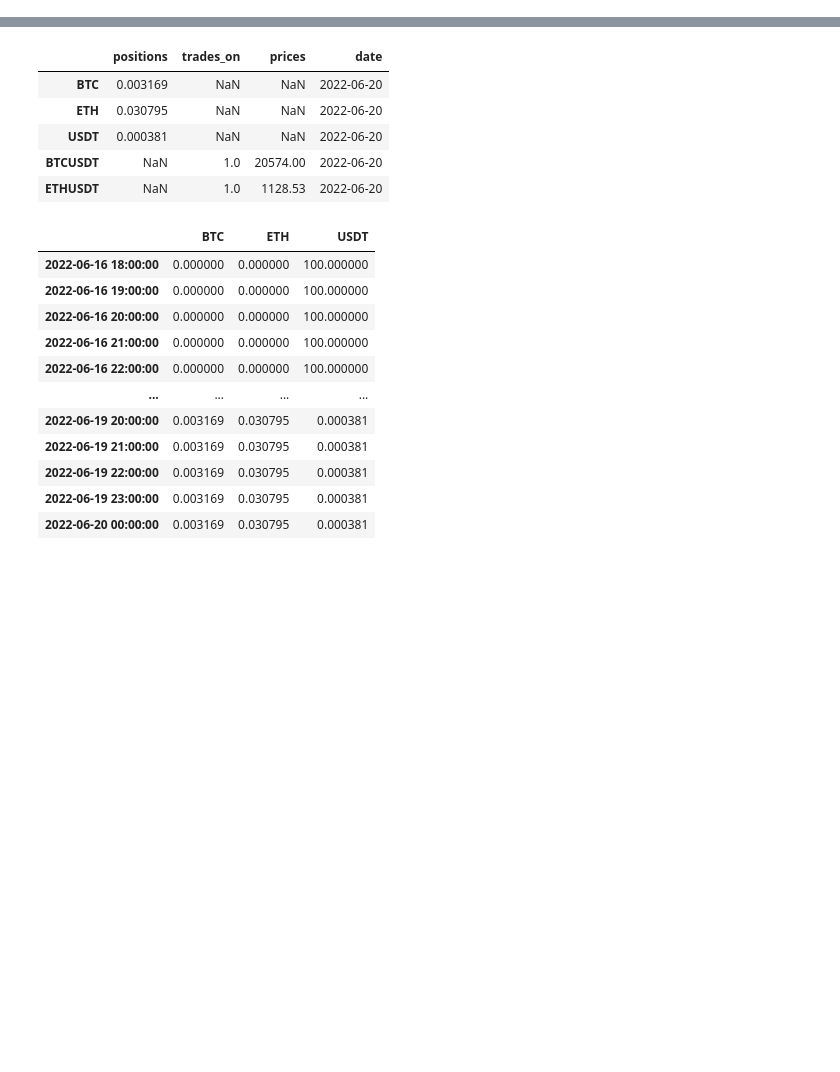
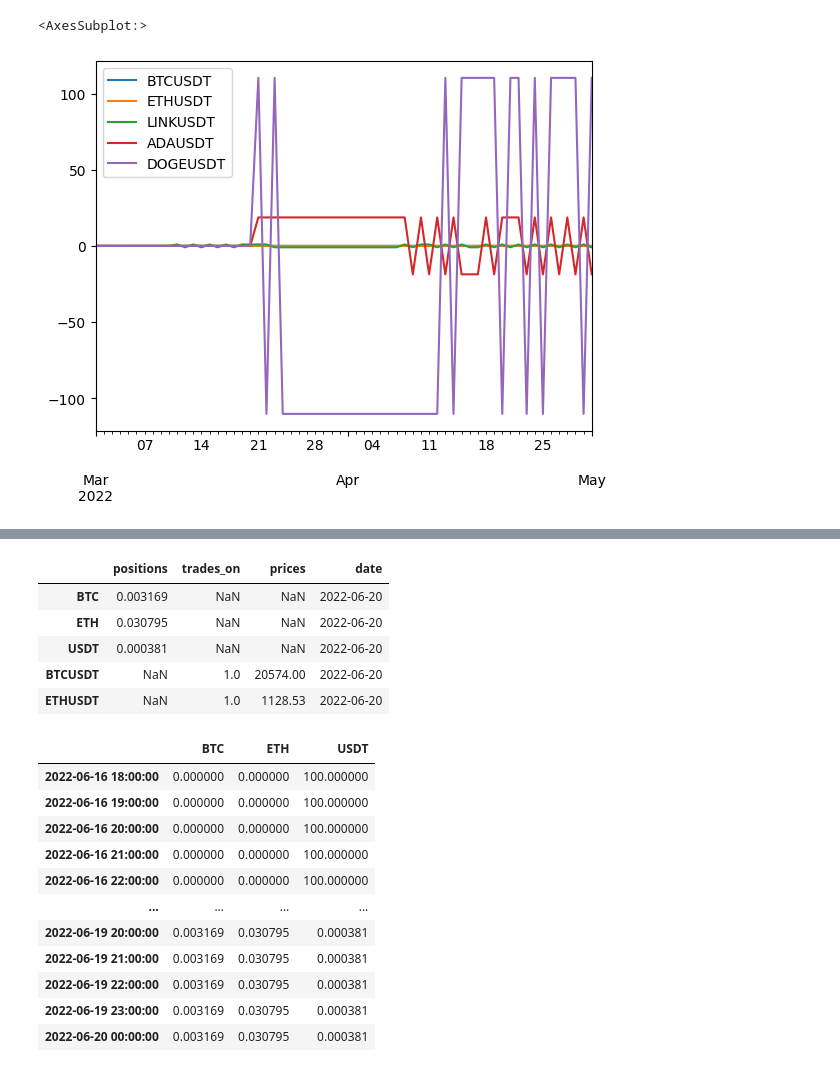
Before and after one commit to phlindg123/Trader, a Jupyter notebook: notebooks/new pnl.ipynb, the cells around one changed output, grey strips where cells are left out. Drawn from its saved outputs; the diff is of its cells as text; code cells hidden in the pictures; blank space fills up the shorter version.

```diff
--- a/notebooks/new pnl.ipynb
+++ b/notebooks/new pnl.ipynb
@@ -51,0 +259,5 @@ def cp_trend(price, window, trade_on=0):
+# %%
+poss.plot()
+# %% [output]
+<AxesSubplot:>
+[figure, added]
```
Also changed, not shown: parts of 24 cells of this notebook, 4 other files.
